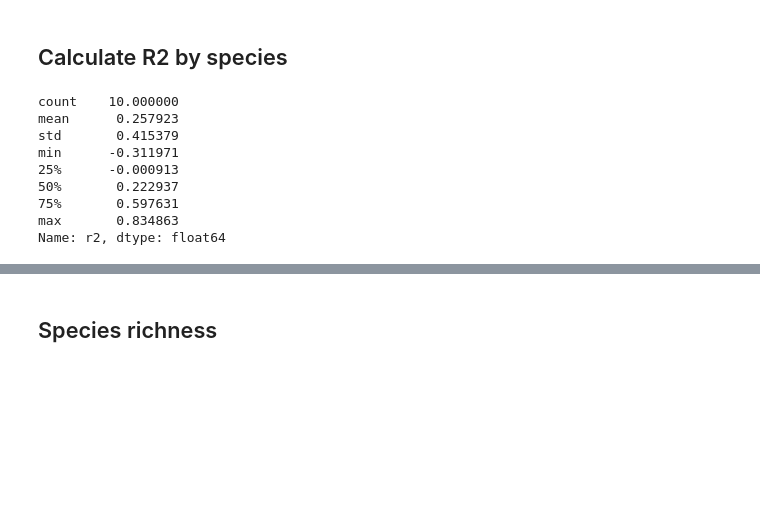
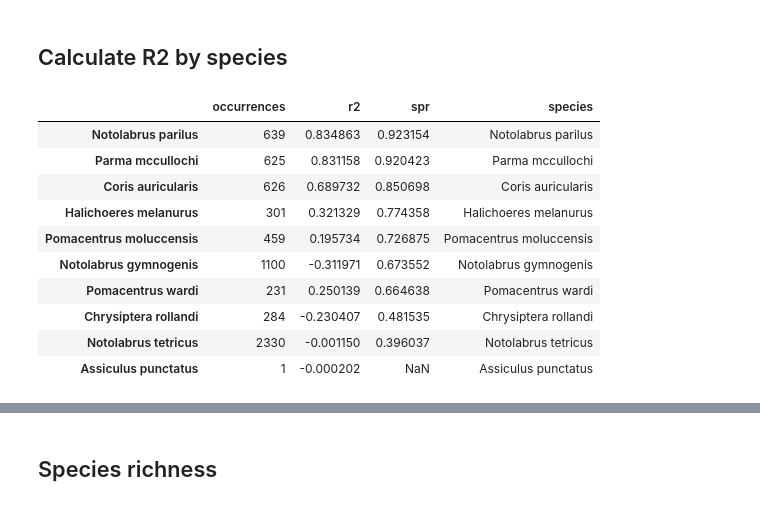
Before and after one commit to morand-g/malpolon-marbec, a Jupyter notebook: examples/RLS/RLS - abundance outputs.ipynb, the cells around one changed output, grey strips where cells are left out. Saved outputs shown, nothing was run; the diff lists cells and outputs as text; code cells hidden in the pictures; blank space fills up the shorter version.

```diff
--- a/examples/RLS/RLS - abundance outputs.ipynb
+++ b/examples/RLS/RLS - abundance outputs.ipynb
@@ -38,29 +38,33 @@ targets_prev = (targets > 0).sum(axis=0)
 ## Calculate R2 by species
 # %%
 r2s = {}
+spr = {}
 
 for s in predictions.columns:
     groundtruth = targets[s]
     preds = predictions[s]
 
     r2s[s] = r2_score(np.log(1+groundtruth), np.log(1+preds))
-    #r2s[s] = spearmanr(groundtruth, preds)
+    spr[s] = spearmanr(groundtruth, preds)[0]
 
 
 r2s = pd.Series(r2s)
+sprs = pd.Series(spr)
 # %%
-df = pd.concat([targets_prev, r2s], axis = 1)
-df.columns = ['occurrences', 'r2']
+df = pd.concat([targets_prev, r2s, sprs], axis = 1)
+df.columns = ['occurrences', 'r2', 'spr']
 df['species'] = df.index
-df['r2'].describe()
+df.sort_values('spr', ascending=False)
 # %% [output]
-count    10.000000
-mean      0.257923
-std       0.415379
-min      -0.311971
-25%      -0.000913
-50%       0.222937
-75%       0.597631
-max       0.834863
-Name: r2, dtype: float64
+|  | occurrences | r2 | spr | species |
+| Notolabrus parilus | 639 | 0.834863 | 0.923154 | Notolabrus parilus |
+| Parma mccullochi | 625 | 0.831158 | 0.920423 | Parma mccullochi |
+| Coris auricularis | 626 | 0.689732 | 0.850698 | Coris auricularis |
+| Halichoeres melanurus | 301 | 0.321329 | 0.774358 | Halichoeres melanurus |
+| Pomacentrus moluccensis | 459 | 0.195734 | 0.726875 | Pomacentrus moluccensis |
+| Notolabrus gymnogenis | 1100 | -0.311971 | 0.673552 | Notolabrus gymnogenis |
+| Pomacentrus wardi | 231 | 0.250139 | 0.664638 | Pomacentrus wardi |
+| Chrysiptera rollandi | 284 | -0.230407 | 0.481535 | Chrysiptera rollandi |
+| Notolabrus tetricus | 2330 | -0.001150 | 0.396037 | Notolabrus tetricus |
+| Assiculus punctatus | 1 | -0.000202 | NaN | Assiculus punctatus |
 # %%
```
Also changed, not shown: parts of 3 cells of this notebook, 1 other file.
